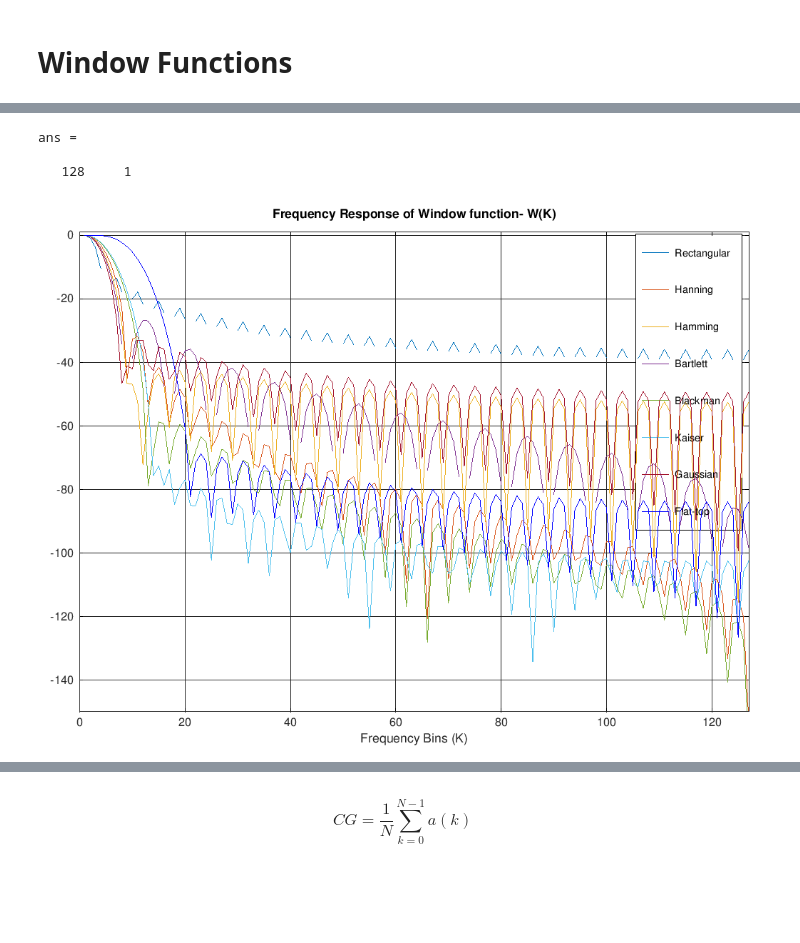
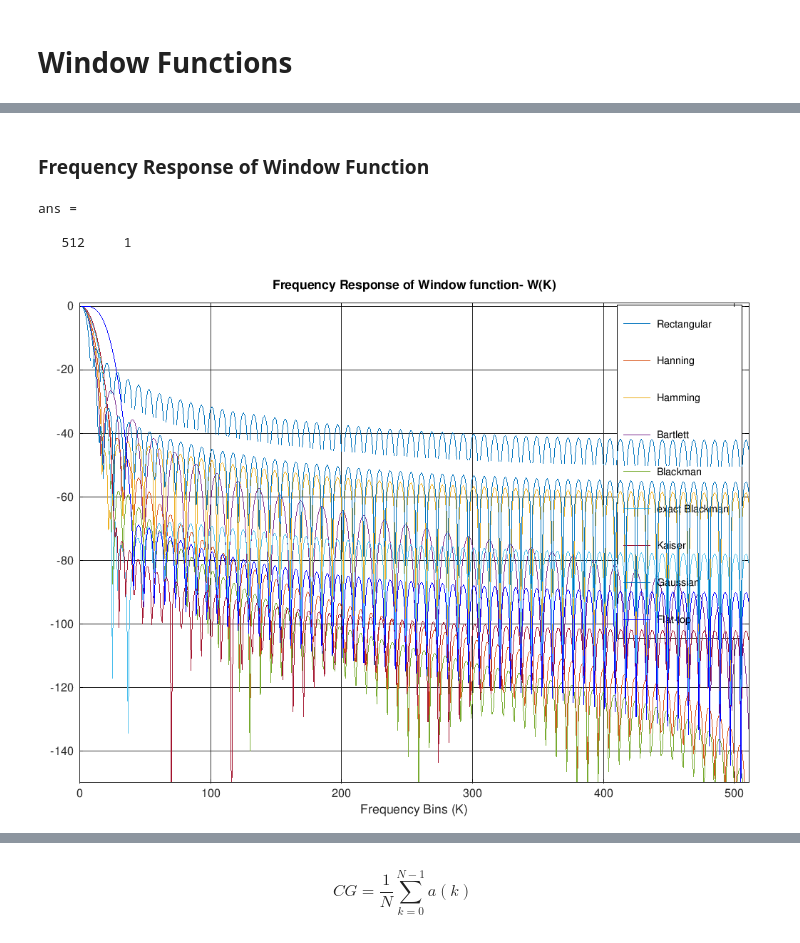
Before and after one commit to schnedann/Jupyter_Notebooks, a Jupyter notebook: octave/Window_Functions.ipynb, the cells around one changed output, grey strips where cells are left out. Saved outputs shown, nothing was run; the diff lists cells and outputs as text; code cells hidden in the pictures; blank space fills up the shorter version.

```diff
--- a/octave/Window_Functions.ipynb
+++ b/octave/Window_Functions.ipynb
@@ -64,6 +71,9 @@ W_BARTLETT=W_BARTLETT./(max(abs(W_BARTLETT)));
 [W_BLACKMAN,f]=freqz(w_blackman,1,XN);
 W_BLACKMAN=W_BLACKMAN./(max(abs(W_BLACKMAN)));
 
+[W_EBLACKMAN,f]=freqz(w_eblackman,1,XN);
+W_EBLACKMAN=W_EBLACKMAN./(max(abs(W_EBLACKMAN)));
+
 [W_KAISER,f]=freqz(w_kaiser,1,XN);
 W_KAISER=W_KAISER./(max(abs(W_KAISER)));
 
@@ -101,19 +111,23 @@ ans =
 # %% [markdown]
 <div class="pagebreak"></div>
+# %% [markdown]
+### Frequency Response of Window Function
 # %%
 figure(fig++);
 size(W_REC)
-handle=plot(20*log10(abs(([W_REC W_HANN W_HAMMING W_BARTLETT W_BLACKMAN W_KAISER W_GAUSSIAN]))));
+handle=plot(20*log10(abs(([W_REC W_HANN W_HAMMING W_BARTLETT W_BLACKMAN W_EBLACKMAN W_KAISER W_GAUSSIAN]))));
 set(handle,'linewidth',1.5);hold on;
 handle=plot(20*log10(abs(([W_FLATTOP]))),'b-');
-set(handle,'linewidth',1.5);axis([0 length(W_REC)-1 -150 1]);grid on;
-legend({'Rectangular','Hanning','Hamming','Bartlett','Blackman','Kaiser','Gaussian','Flat-top'},"location","northeast");
+set(handle,'linewidth',1.5);
+axis([0 length(W_REC)-1 -150 1]);
+grid on;
+legend({'Rectangular','Hanning','Hamming','Bartlett','Blackman','exact Blackman','Kaiser','Gaussian','Flat-top'},"location","northeast");
 title('Frequency Response of Window function- W(K)');
 xlabel('Frequency Bins (K)');%ylabel('Magnitude');
 # %% [output]
 ans =
 
-   128     1
+   512     1
-[figure, old version]
+[figure, new version]
 # %% [markdown]
 <div class="pagebreak"></div>
```
Also changed, not shown: parts of 39 cells of this notebook, 2 other files.
